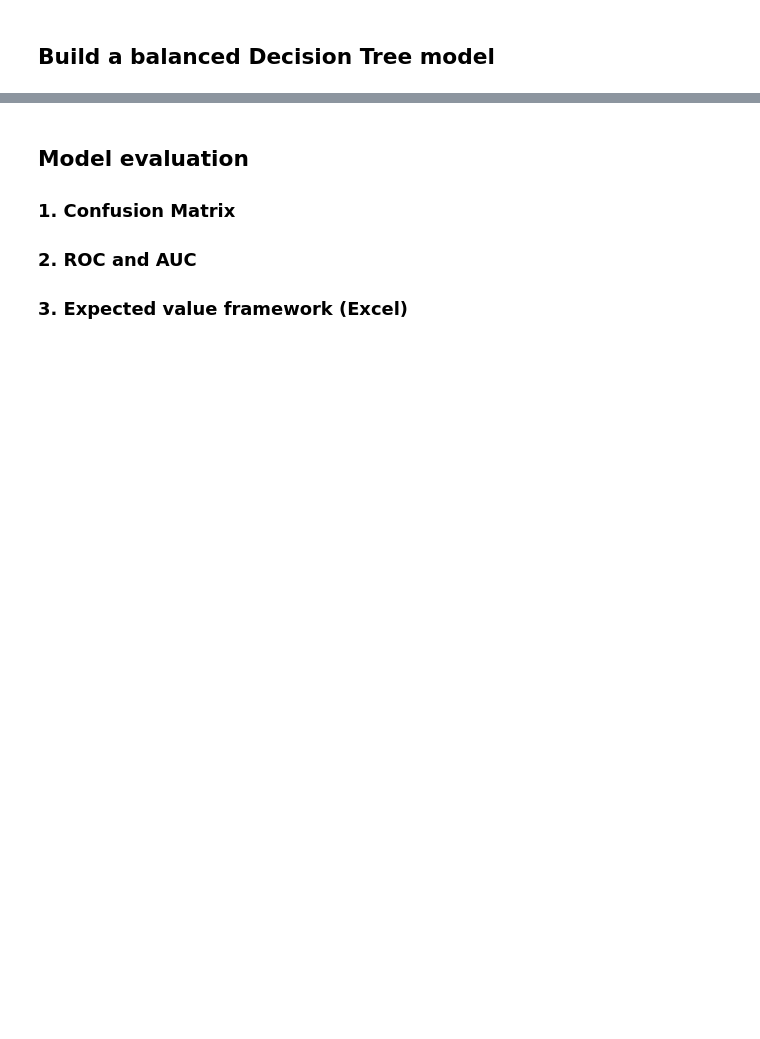
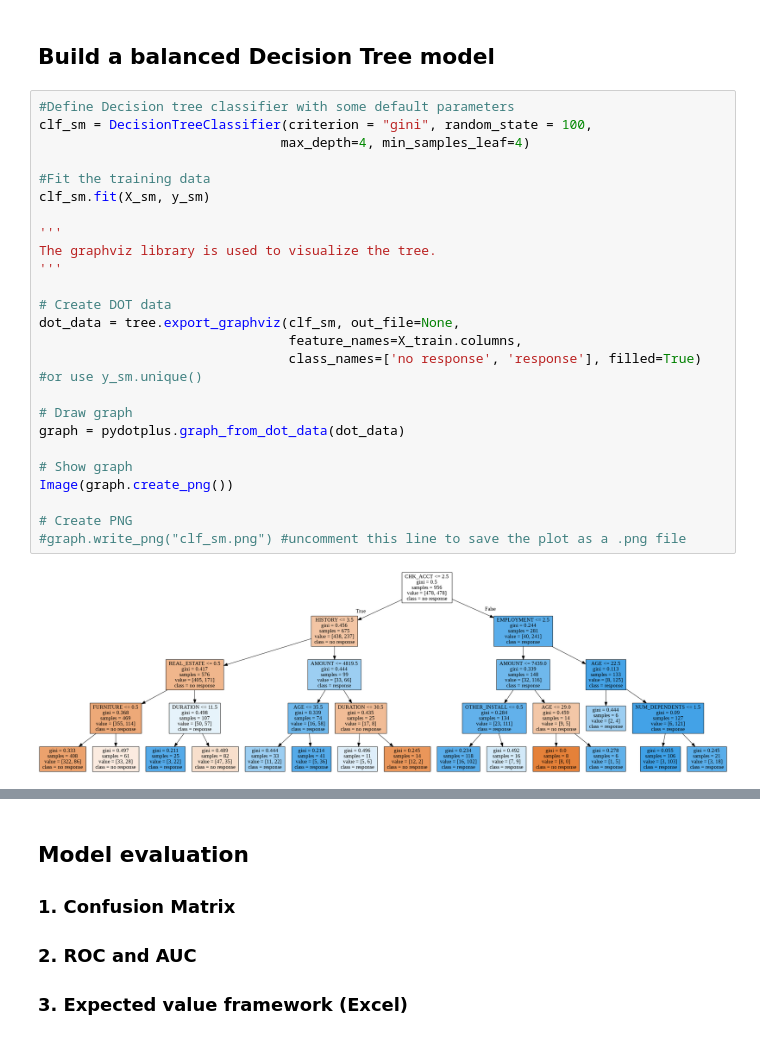
Before and after one commit to salujarohit/DSB-1, a Jupyter notebook: DSB I Assignment 2 - template.ipynb, the cells around one changed output, grey strips where cells are left out. Cells and saved outputs as stored; diff of their text form; blank space fills up the shorter version.

```diff
--- a/DSB I Assignment 2 - template.ipynb
+++ b/DSB I Assignment 2 - template.ipynb
@@ -140,2 +167,29 @@ plt.show()
 # %% [markdown]
 ## Build a balanced Decision Tree model
+# %%
+#Define Decision tree classifier with some default parameters
+clf_sm = DecisionTreeClassifier(criterion = "gini", random_state = 100,
+                               max_depth=4, min_samples_leaf=4)
+
+#Fit the training data
+clf_sm.fit(X_sm, y_sm)
+
+'''
+The graphviz library is used to visualize the tree.
+'''
+
+# Create DOT data
+dot_data = tree.export_graphviz(clf_sm, out_file=None,
+                                feature_names=X_train.columns,
+                                class_names=['no response', 'response'], filled=True) #or use y_sm.unique()
+
+# Draw graph
+graph = pydotplus.graph_from_dot_data(dot_data)
+
+# Show graph
+Image(graph.create_png())
+
+# Create PNG
+#graph.write_png("clf_sm.png") #uncomment this line to save the plot as a .png file
+# %% [output]
+[figure, added]
```
Also changed, not shown: parts of 15 cells of this notebook.
